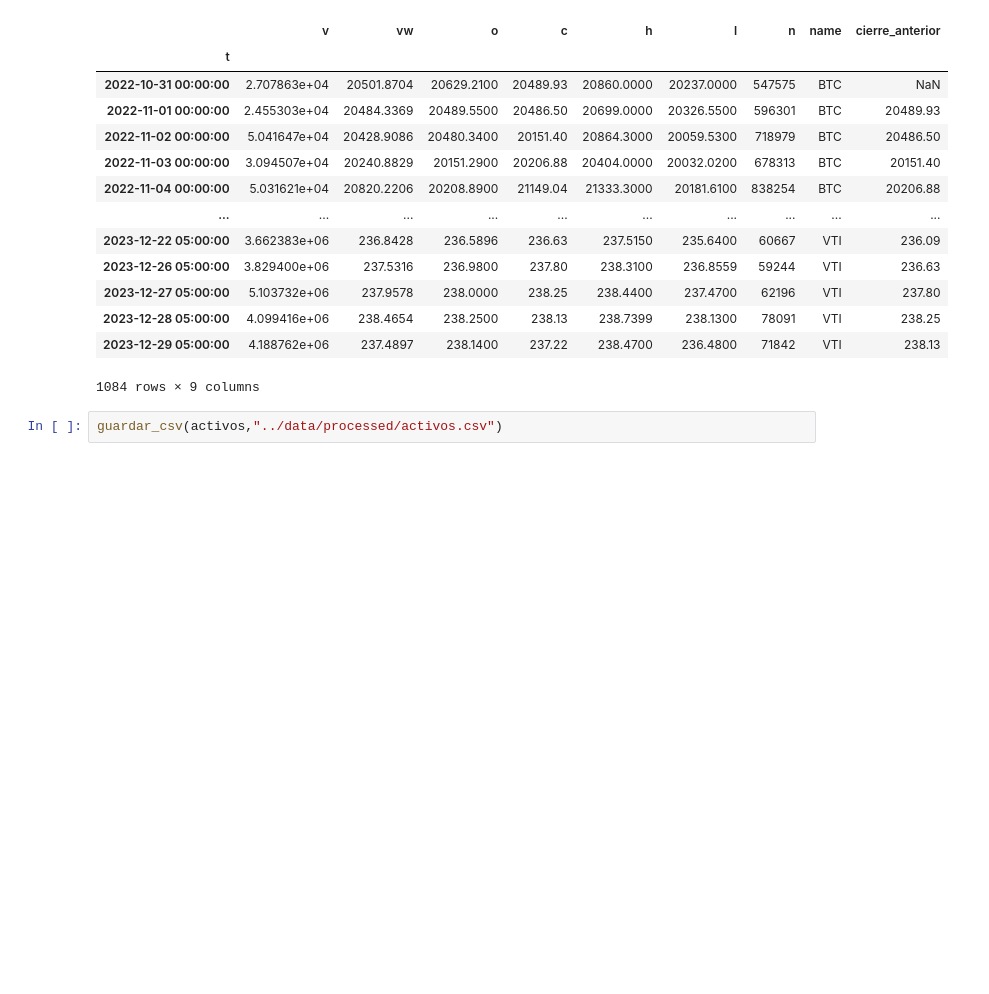
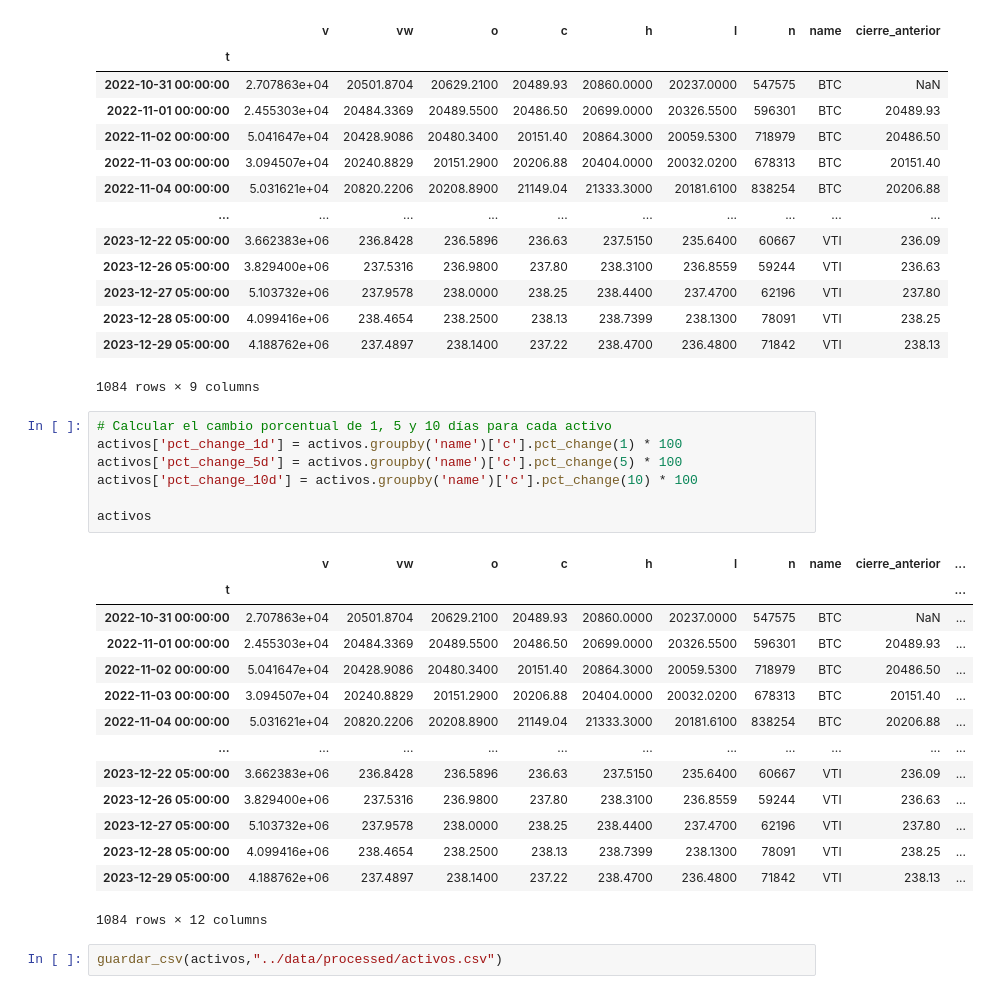
Before and after one commit to diegomacaya/proyecto_DataScience_DMS, a Jupyter notebook: src/explore copy.ipynb, the cells around one changed output. Cells and saved outputs as stored; diff of their text form; blank space fills up the shorter version.

Commit message:
valores del cambio porcentual 1, 5 y 10 dias

```diff
--- a/src/explore copy.ipynb
+++ b/src/explore copy.ipynb
@@ -497,5 +497,27 @@ activos
 | 2023-12-28 05:00:00 | 4.099416e+06 | 238.4654 | 238.2500 | 238.13 | 238.7399 | 238.1300 | 78091 | VTI | 238.25 |
 | 2023-12-29 05:00:00 | 4.188762e+06 | 237.4897 | 238.1400 | 237.22 | 238.4700 | 236.4800 | 71842 | VTI | 238.13 |
 1084 rows × 9 columns
+# %%
+# Calcular el cambio porcentual de 1, 5 y 10 días para cada activo
+activos['pct_change_1d'] = activos.groupby('name')['c'].pct_change(1) * 100
+activos['pct_change_5d'] = activos.groupby('name')['c'].pct_change(5) * 100
+activos['pct_change_10d'] = activos.groupby('name')['c'].pct_change(10) * 100
+
+activos
+# %% [output]
+|  | v | vw | o | c | h | l | n | name | cierre_anterior | ... |
+| t |  |  |  |  |  |  |  |  |  | ... |
+| 2022-10-31 00:00:00 | 2.707863e+04 | 20501.8704 | 20629.2100 | 20489.93 | 20860.0000 | 20237.0000 | 547575 | BTC | NaN | ... |
+| 2022-11-01 00:00:00 | 2.455303e+04 | 20484.3369 | 20489.5500 | 20486.50 | 20699.0000 | 20326.5500 | 596301 | BTC | 20489.93 | ... |
+| 2022-11-02 00:00:00 | 5.041647e+04 | 20428.9086 | 20480.3400 | 20151.40 | 20864.3000 | 20059.5300 | 718979 | BTC | 20486.50 | ... |
+| 2022-11-03 00:00:00 | 3.094507e+04 | 20240.8829 | 20151.2900 | 20206.88 | 20404.0000 | 20032.0200 | 678313 | BTC | 20151.40 | ... |
+| 2022-11-04 00:00:00 | 5.031621e+04 | 20820.2206 | 20208.8900 | 21149.04 | 21333.3000 | 20181.6100 | 838254 | BTC | 20206.88 | ... |
+| ... | ... | ... | ... | ... | ... | ... | ... | ... | ... | ... |
+| 2023-12-22 05:00:00 | 3.662383e+06 | 236.8428 | 236.5896 | 236.63 | 237.5150 | 235.6400 | 60667 | VTI | 236.09 | ... |
+| 2023-12-26 05:00:00 | 3.829400e+06 | 237.5316 | 236.9800 | 237.80 | 238.3100 | 236.8559 | 59244 | VTI | 236.63 | ... |
+| 2023-12-27 05:00:00 | 5.103732e+06 | 237.9578 | 238.0000 | 238.25 | 238.4400 | 237.4700 | 62196 | VTI | 237.80 | ... |
+| 2023-12-28 05:00:00 | 4.099416e+06 | 238.4654 | 238.2500 | 238.13 | 238.7399 | 238.1300 | 78091 | VTI | 238.25 | ... |
+| 2023-12-29 05:00:00 | 4.188762e+06 | 237.4897 | 238.1400 | 237.22 | 238.4700 | 236.4800 | 71842 | VTI | 238.13 | ... |
+1084 rows × 12 columns
 # %%
 guardar_csv(activos,"../data/processed/activos.csv")
```
Also changed, not shown: 1 other file.
